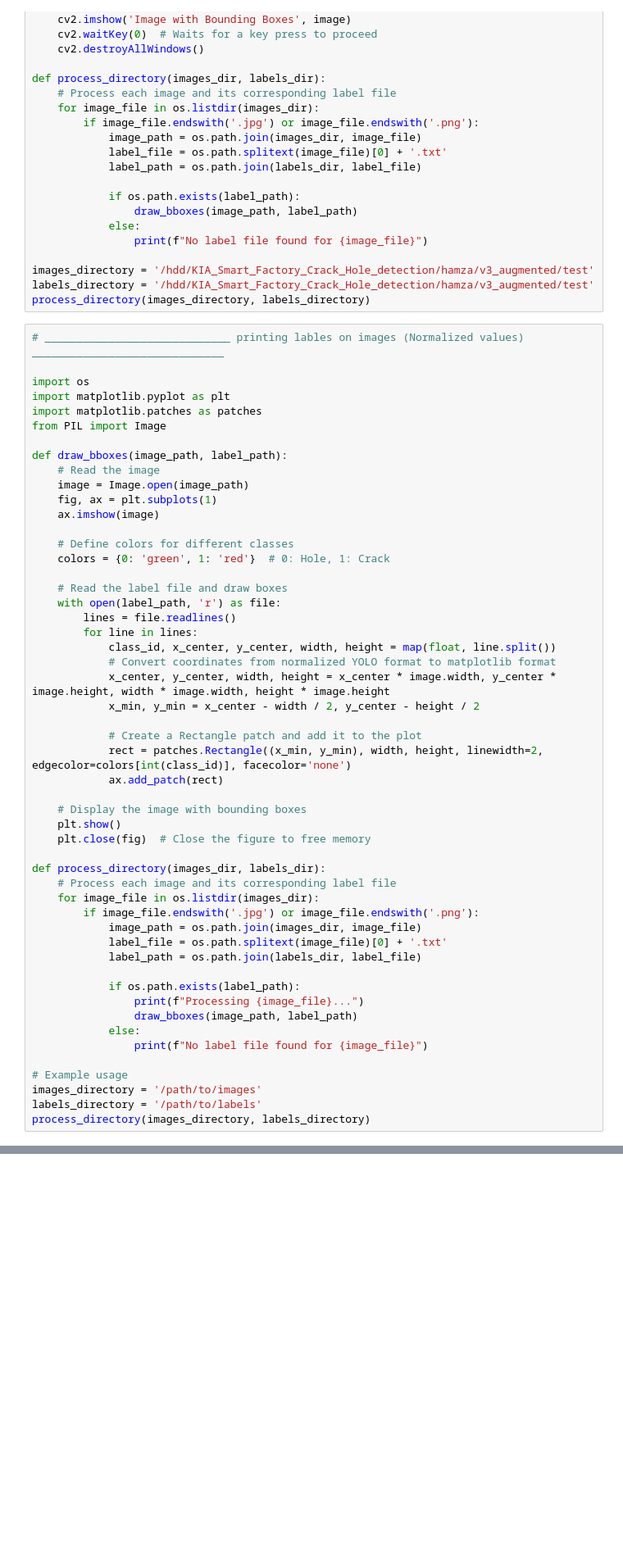
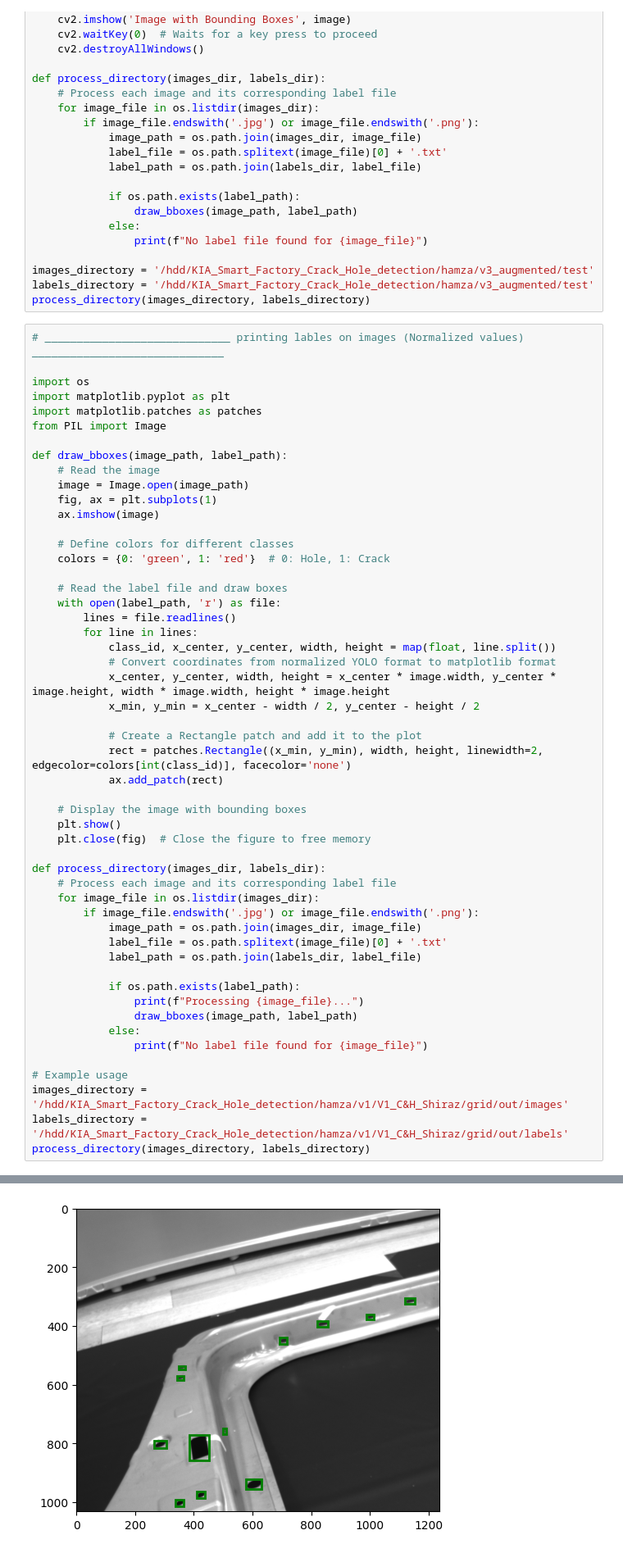
Before and after one commit to Muhammadhamza26/CrackHoleNeck, a Jupyter notebook: tools.ipynb, the cells around one changed output, grey strips where cells are left out. Shown: that part at 82% size. Saved outputs shown, nothing was run; the diff lists cells and outputs as text; blank space fills up the shorter version.

```diff
--- a/tools.ipynb
+++ b/tools.ipynb
@@ -240,6 +242,7 @@ def process_directory(images_dir, labels_dir):
                 print(f"No label file found for {image_file}")
 
 # Example usage
-images_directory = '/path/to/images'
-labels_directory = '/path/to/labels'
+images_directory = '/hdd/KIA_Smart_Factory_Crack_Hole_detection/hamza/v1/V1_C&H_Shiraz/grid/out/images'
+labels_directory = '/hdd/KIA_Smart_Factory_Crack_Hole_detection/hamza/v1/V1_C&H_Shiraz/grid/out/labels'
 process_directory(images_directory, labels_directory)
+# %% [output]
@@ -245,0 +250 @@ process_directory(images_directory, labels_directory)
+[figure, added]
```
Also changed, not shown: parts of 4 cells of this notebook.
